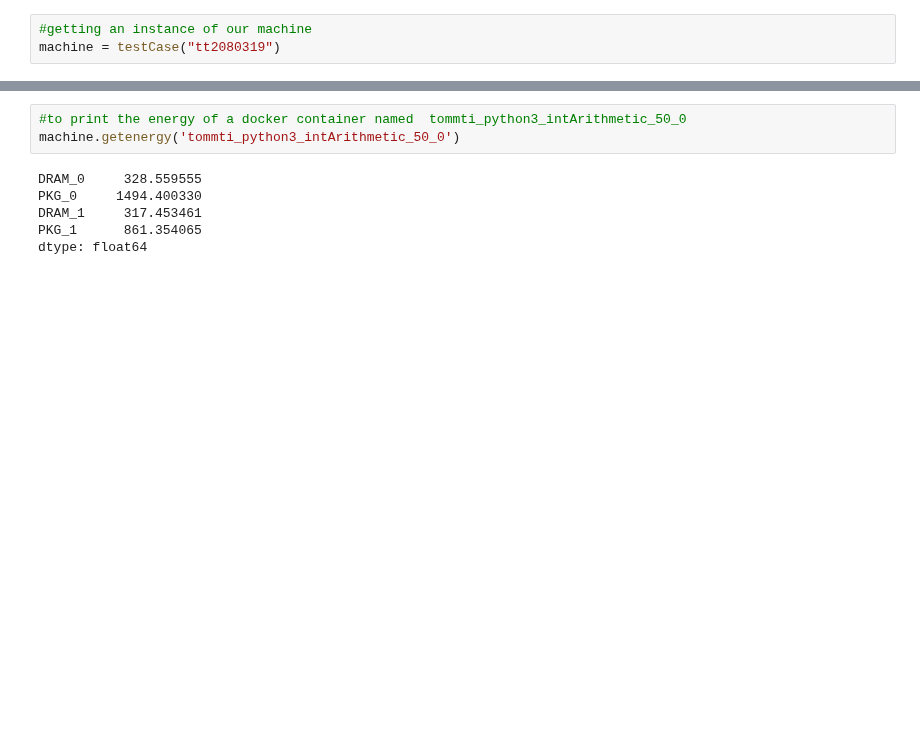
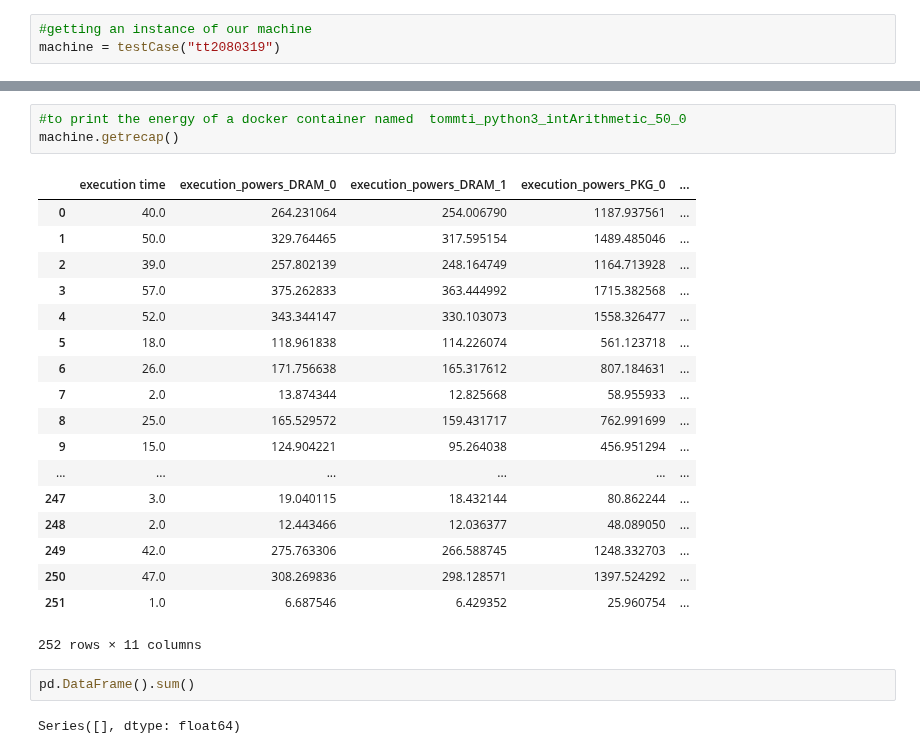
Before and after one commit to chakib-belgaid/powerapi-g5k, a Jupyter notebook: computeConso.ipynb, the cells around one changed output, grey strips where cells are left out. Drawn from its saved outputs; the diff is of its cells as text; blank space fills up the shorter version.

```diff
--- a/computeConso.ipynb
+++ b/computeConso.ipynb
@@ -107,10 +114,27 @@ machine.getpowers('tommti_python3_intArithmetic_50_0')
 | 49 | 2019-03-08 13:38:06.367 | 6.585312 | 29.923706 | 6.358917 | 18.239258 |
 # %%
 #to print the energy of a docker container named  tommti_python3_intArithmetic_50_0
-machine.getenergy('tommti_python3_intArithmetic_50_0')
+machine.getrecap()
 # %% [output]
+|  | execution time | execution_powers_DRAM_0 | execution_powers_DRAM_1 | execution_powers_PKG_0 | ... |
+| 0 | 40.0 | 264.231064 | 254.006790 | 1187.937561 | ... |
+| 1 | 50.0 | 329.764465 | 317.595154 | 1489.485046 | ... |
+| 2 | 39.0 | 257.802139 | 248.164749 | 1164.713928 | ... |
+| 3 | 57.0 | 375.262833 | 363.444992 | 1715.382568 | ... |
+| 4 | 52.0 | 343.344147 | 330.103073 | 1558.326477 | ... |
+| 5 | 18.0 | 118.961838 | 114.226074 | 561.123718 | ... |
+| 6 | 26.0 | 171.756638 | 165.317612 | 807.184631 | ... |
+| 7 | 2.0 | 13.874344 | 12.825668 | 58.955933 | ... |
+| 8 | 25.0 | 165.529572 | 159.431717 | 762.991699 | ... |
+| 9 | 15.0 | 124.904221 | 95.264038 | 456.951294 | ... |
+| ... | ... | ... | ... | ... | ... |
+| 247 | 3.0 | 19.040115 | 18.432144 | 80.862244 | ... |
+| 248 | 2.0 | 12.443466 | 12.036377 | 48.089050 | ... |
+| 249 | 42.0 | 275.763306 | 266.588745 | 1248.332703 | ... |
+| 250 | 47.0 | 308.269836 | 298.128571 | 1397.524292 | ... |
+| 251 | 1.0 | 6.687546 | 6.429352 | 25.960754 | ... |
-DRAM_0     328.559555
-PKG_0     1494.400330
-DRAM_1     317.453461
-PKG_1      861.354065
-dtype: float64
+252 rows × 11 columns
+# %%
+pd.DataFrame().sum()
+# %% [output]
+Series([], dtype: float64)
```
Also changed, not shown: parts of 2 cells of this notebook, 1 other file.
